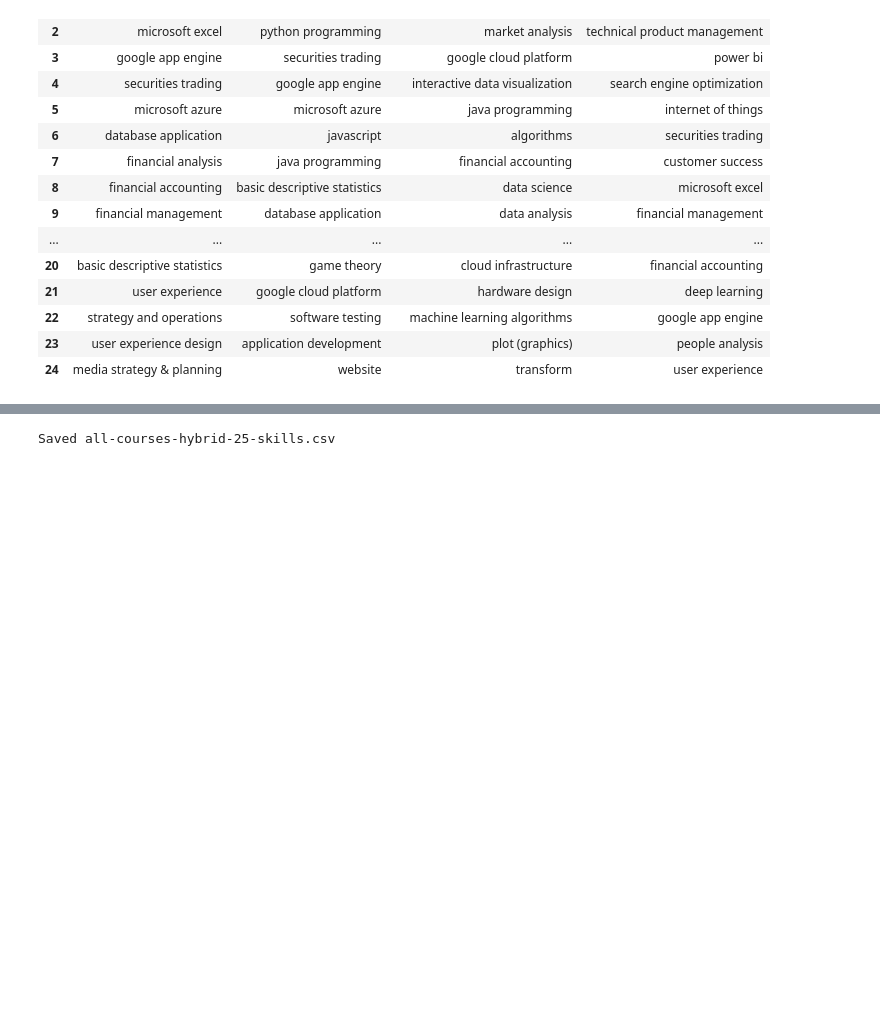
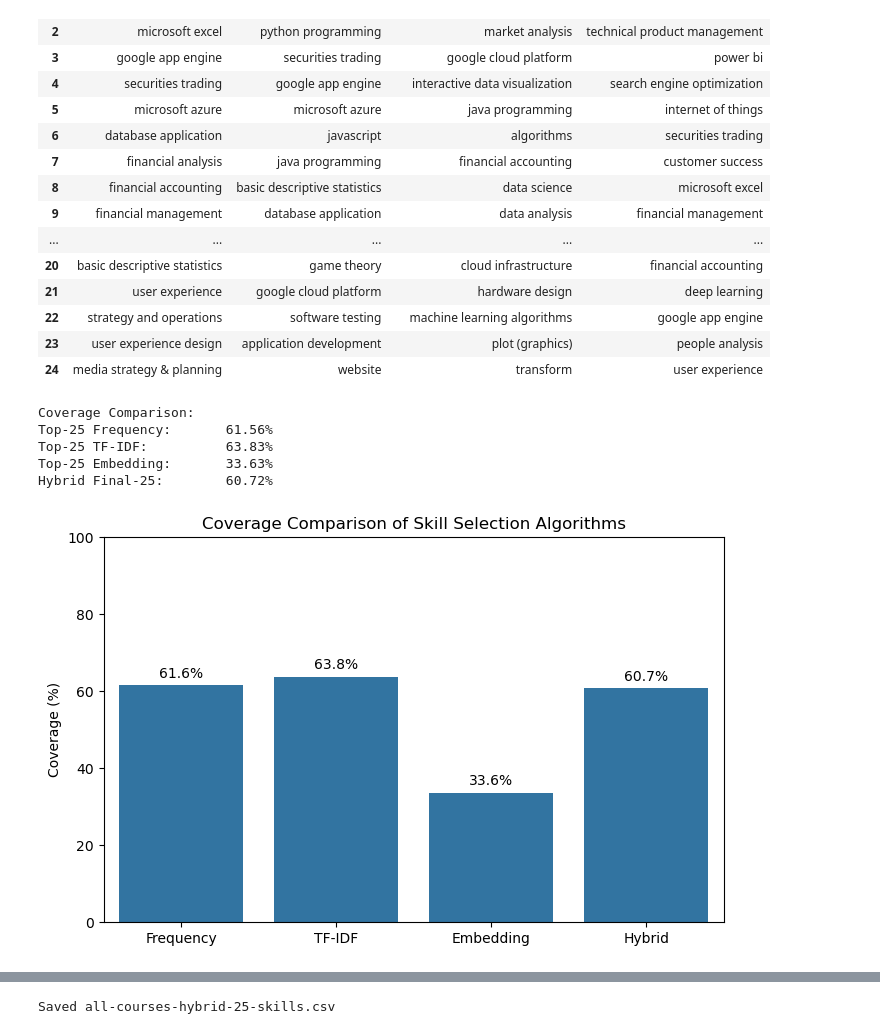
Before and after one commit to Habeeb-sh/XplainaV1, a Jupyter notebook: Skill_selection.ipynb, the cells around one changed output, grey strips where cells are left out. Drawn from its saved outputs; the diff is of its cells as text; code cells hidden in the pictures; blank space fills up the shorter version.

Commit message:
compared the results of the skill selection

```diff
--- a/Skill_selection.ipynb
+++ b/Skill_selection.ipynb
@@ -264,6 +264,46 @@ comparison
 | 22 | strategy and operations | software testing | machine learning algorithms | google app engine |
 | 23 | user experience design | application development | plot (graphics) | people analysis |
 | 24 | media strategy & planning | website | transform | user experience |
+# %%
+def compute_coverage(selected_skills, df):
+    selected = set(selected_skills)
+    # check if course contains any selected skill
+    has_skill = df["skills_list"].apply(lambda x: any(s in selected for s in x))
+    return has_skill.sum() / len(df) * 100
+# %%
+coverage_freq = compute_coverage(top25_freq, df)
+coverage_tfidf = compute_coverage(top25_tfidf["skill"].tolist(), df)
+coverage_embed = compute_coverage(rep_skills[:25], df)
+coverage_hybrid = compute_coverage(hybrid_final25, df)
+
+print("Coverage Comparison:")
+print(f"Top-25 Frequency:       {coverage_freq:.2f}%")
+print(f"Top-25 TF-IDF:          {coverage_tfidf:.2f}%")
+print(f"Top-25 Embedding:       {coverage_embed:.2f}%")
+print(f"Hybrid Final-25:        {coverage_hybrid:.2f}%")
+# %% [output]
+Coverage Comparison:
+Top-25 Frequency:       61.56%
+Top-25 TF-IDF:          63.83%
+Top-25 Embedding:       33.63%
+Hybrid Final-25:        60.72%
+# %%
+methods = ["Frequency", "TF-IDF", "Embedding", "Hybrid"]
+coverages = [coverage_freq, coverage_tfidf, coverage_embed, coverage_hybrid]
+
+plt.figure(figsize=(8,5))
+sns.barplot(x=methods, y=coverages)
+plt.ylabel("Coverage (%)")
+plt.title("Coverage Comparison of Skill Selection Algorithms")
+plt.ylim(0, 100)
+
+# label bars with values
+for i, v in enumerate(coverages):
+    plt.text(i, v + 2, f"{v:.1f}%", ha='center')
+
+plt.show()
+# %% [output]
+[figure, added]
 # %%
 # Make a copy to avoid modifying df accidentally
 df_hybrid = df.copy()
```
